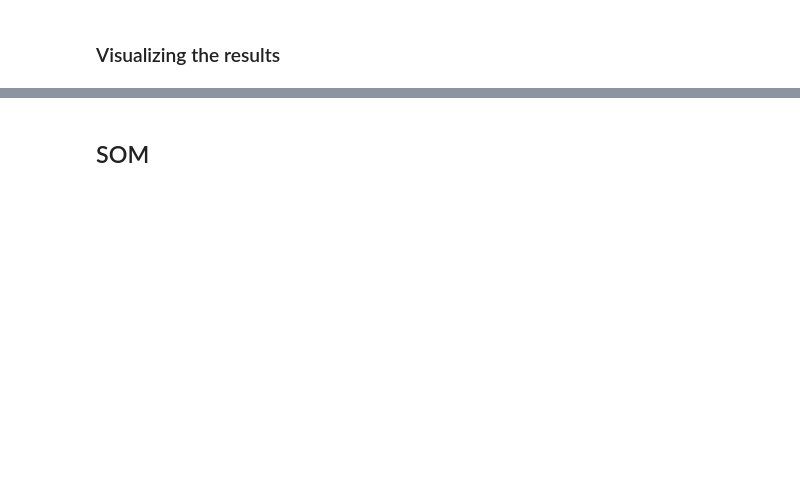
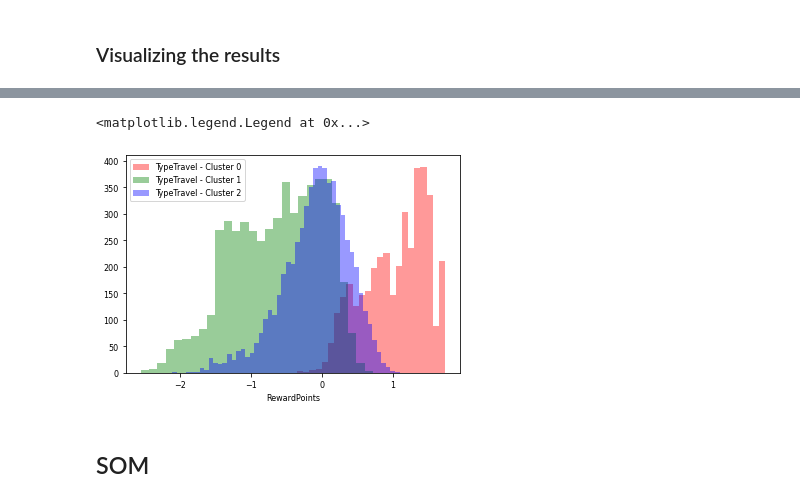
Before and after one commit to Leon209/Project_2-Unsupervised-Learning, a Jupyter notebook: Project 2.ipynb, the cells around one changed output, grey strips where cells are left out. Cells and saved outputs as stored; diff of their text form; code cells hidden in the pictures; blank space fills up the shorter version.

```diff
--- a/Project 2.ipynb
+++ b/Project 2.ipynb
@@ -522,2 +544,6 @@ model.fit(data_satisfaction)
 # %% [output]
 KMeans(n_clusters=2)
+# %%
+model_KMeans_customer = KMeans(n_clusters=3)
+
+model_KMeans_customer.fit(data_customer)
@@ -549,0 +593,3 @@ data_satisfaction
+# %%
+data_customer['label'] = model_KMeans_customer.labels_
+data_customer
@@ -574 +655,5 @@ cluster1 = data_satisfaction[data_satisfaction.label==1]
+# %%
+cluster0_customer = data_customer[data_customer.label==0]
+cluster1_customer = data_customer[data_customer.label==1]
+cluster2_customer = data_customer[data_customer.label==2]
 # %%
@@ -581,3 +666,11 @@ plt.legend()
+# %%
+sns.distplot(cluster0_customer['RewardPoints'],color='red',label='TypeTravel - Cluster 0', kde = False)
+sns.distplot(cluster1_customer['RewardPoints'],color='green',label='TypeTravel - Cluster 1', kde = False)
+sns.distplot(cluster2_customer['RewardPoints'],color='blue',label='TypeTravel - Cluster 2', kde = False)
+plt.legend()
+# %% [output]
+<matplotlib.legend.Legend at 0x...>
+[figure, added]
 # %% [markdown]
 <h2>SOM </h2>
 # %%
```
Also changed, not shown: parts of 26 cells of this notebook.
